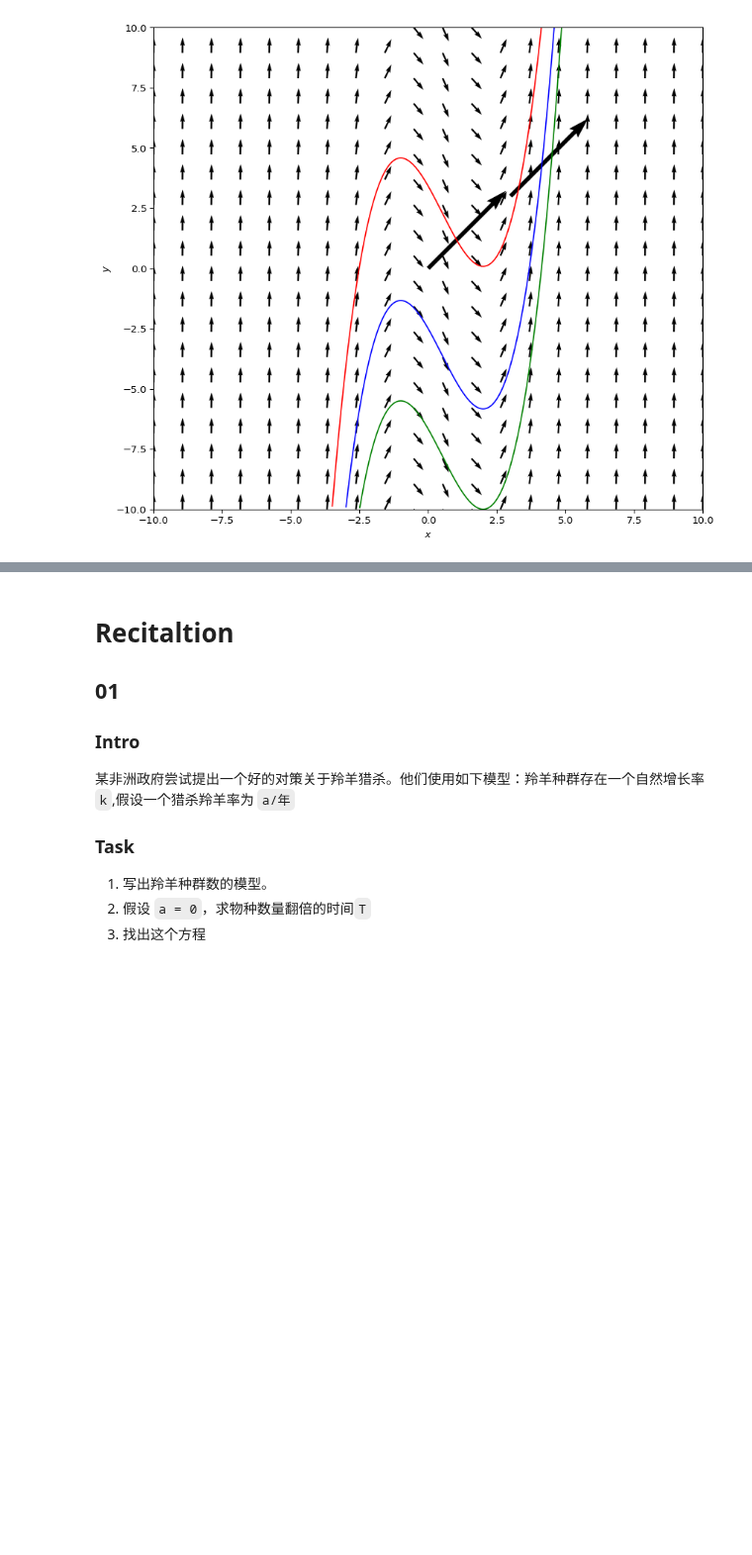
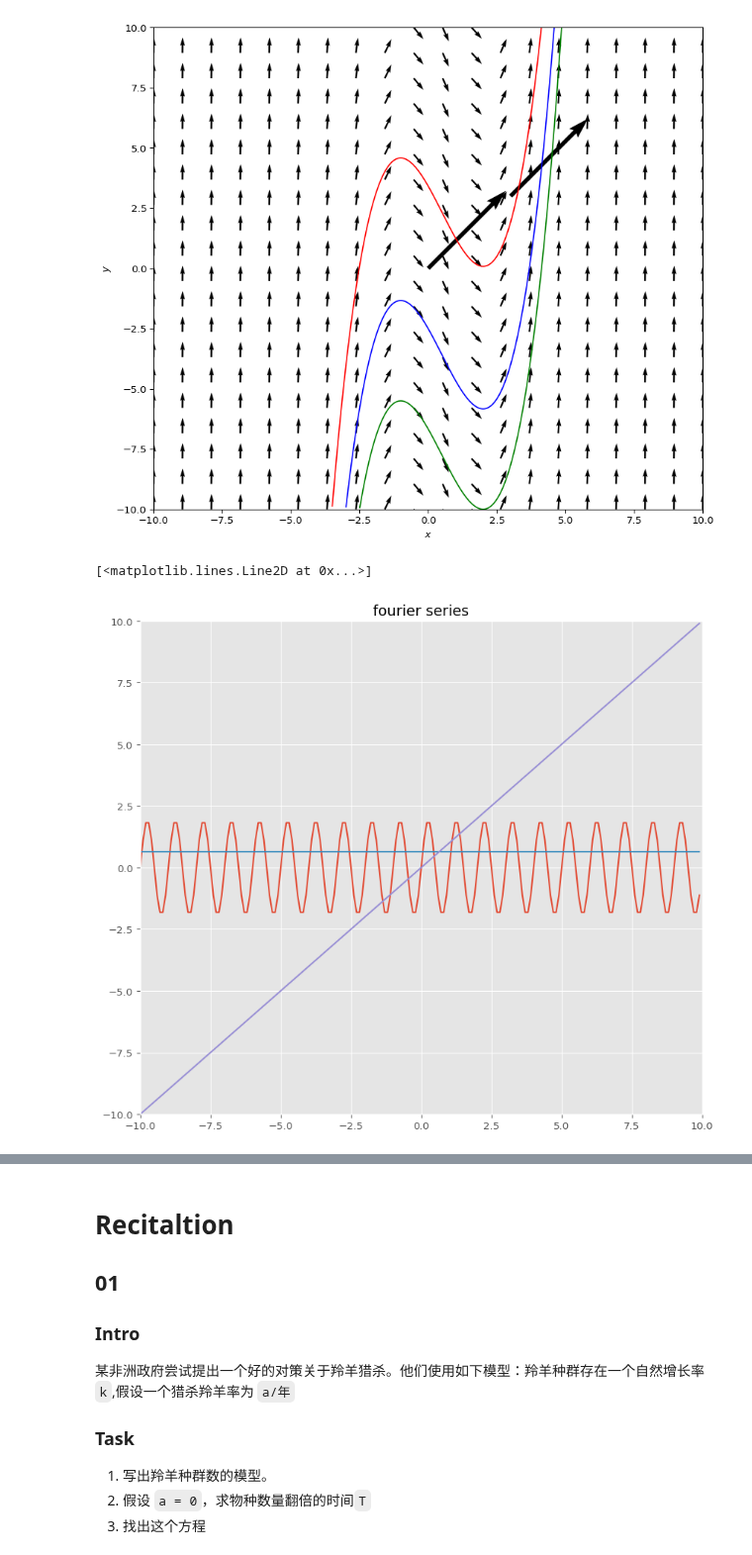
Before and after one commit to GitNiko/linearC, a Jupyter notebook: differential_equation.ipynb, the cells around one changed output, grey strips where cells are left out. Shown at 99% size. Saved outputs shown, nothing was run; the diff lists cells and outputs as text; code cells hidden in the pictures; blank space fills up the shorter version.

Commit message:
fourier plot

```diff
--- a/differential_equation.ipynb
+++ b/differential_equation.ipynb
@@ -242,3 +242,41 @@ plt.ylabel(r"$y$")
 plt.show()
 # %% [output]
 [figure]
+# %%
+# 傅立叶
+import matplotlib.pyplot as plt
+from functools import reduce
+import numpy as np
+
+plt.figure(figsize=(10, 9), dpi= 96)
+plt.title('fourier series')
+plt.xlim([-10,10])
+plt.ylim([-10,10])
+
+
+def f(x):
+    return x
+
+def bn(n):
+    return
+
+def fs(x, n, L):
+#     bn = reduce(lambda acc, i: acc + (-1)**(i+1) * np.sin(n*np.pi*x) / n, range(1, n))
+    bn = 0
+    for i in range(1, n):
+        bn = bn + (-1)**(i+1) * np.sin(n*np.pi*x) / n
+#     print(bn, bn.shape, x.shape)
+    return 2*L/np.pi * bn
+
+def fss(x, n):
+    bn = reduce(lambda acc, i: acc + (-1)**(i+1) * np.sin(n*x), range(1, n))
+    return 2/np.pi * bn
+
+T = np.arange(-10, 10, .1)
+# T.shape()
+plt.plot(T, fs(T, 2, 6))
+plt.plot(T, fss(T, 40))
+plt.plot(T, f(T))
+# %% [output]
+[<matplotlib.lines.Line2D at 0x...>]
+[figure, added]
```
Also changed, not shown: parts of 1 cell of this notebook.
